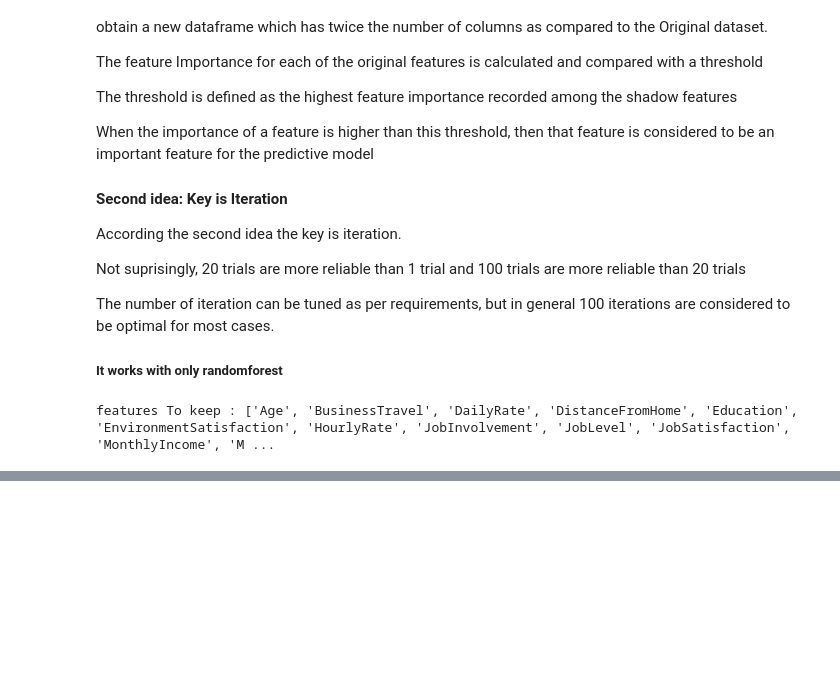
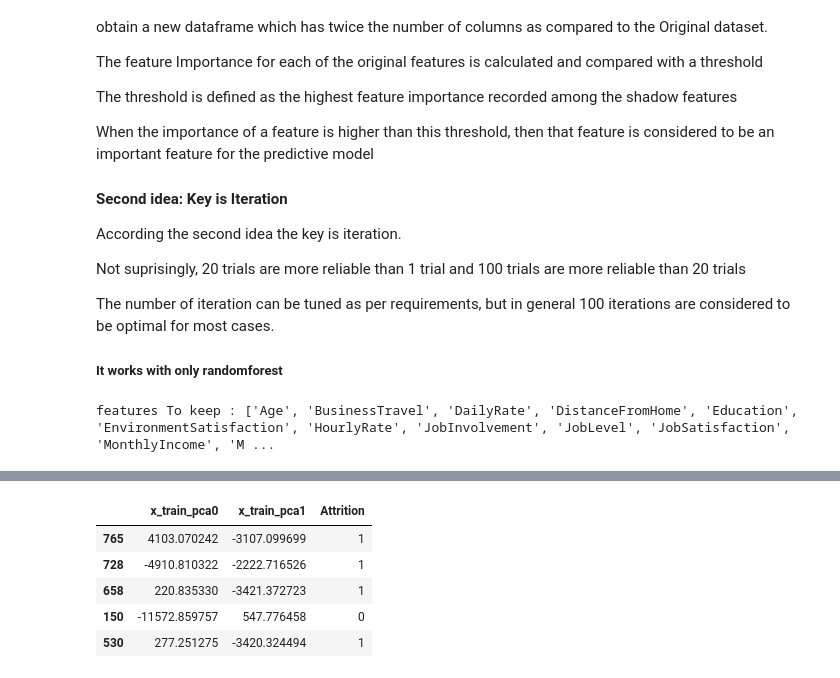
Before and after one commit to Lawal0abdulazeez/Unsupervised-ML-Note, a Jupyter notebook: Unsupervised Learning Note .ipynb, the cells around one changed output, grey strips where cells are left out. Drawn from its saved outputs; the diff is of its cells as text; code cells hidden in the pictures; blank space fills up the shorter version.

```diff
--- a/Unsupervised Learning Note .ipynb
+++ b/Unsupervised Learning Note .ipynb
@@ -1166,0 +1252,7 @@ weighted avg       0.84      0.84      0.84       214
+# %%
+from sklearn.decomposition import PCA
+
+# Lets create the  PCA model
+pca = PCA(n_components=2)
+x_train_pca = pca.fit_transform(x_train)
+x_test_pca = pca.transform(x_test)
@@ -1166,0 +1284,16 @@ weighted avg       0.84      0.84      0.84       214
+# %%
+# Lets chechk how this component looks
+
+df = pd.DataFrame({'x_train_pca0': x_train_pca[:, 0],
+                  'x_train_pca1':x_train_pca[:, 1] ,
+                  'Attrition': y_train})
+
+
+df.head()
+# %% [output]
+|  | x_train_pca0 | x_train_pca1 | Attrition |
+| 765 | 4103.070242 | -3107.099699 | 1 |
+| 728 | -4910.810322 | -2222.716526 | 1 |
+| 658 | 220.835330 | -3421.372723 | 1 |
+| 150 | -11572.859757 | 547.776458 | 0 |
+| 530 | 277.251275 | -3420.324494 | 1 |
```
Also changed, not shown: parts of 19 cells of this notebook.
